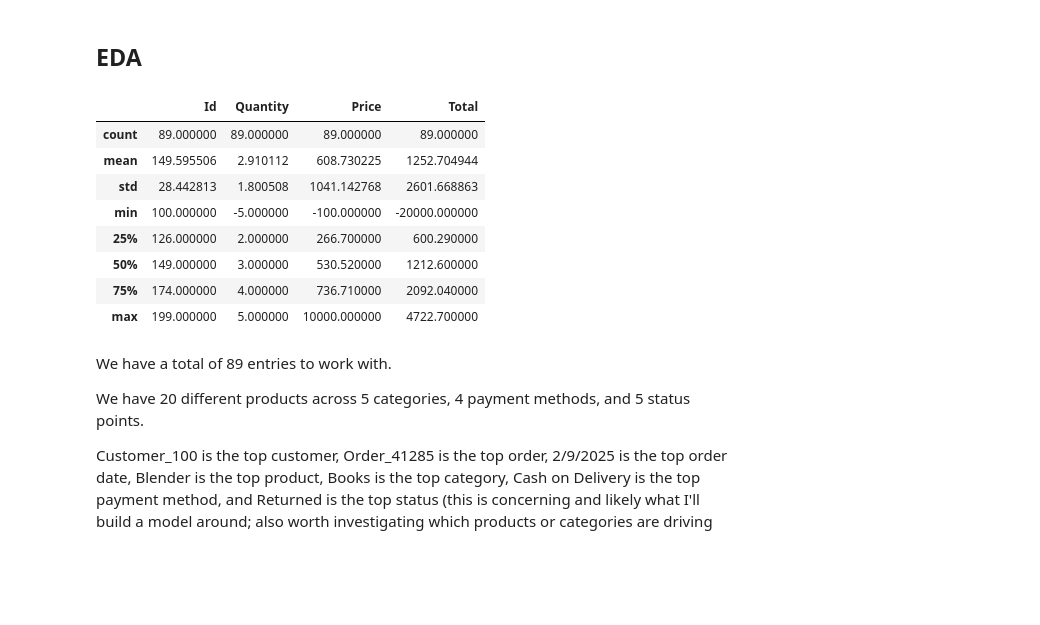
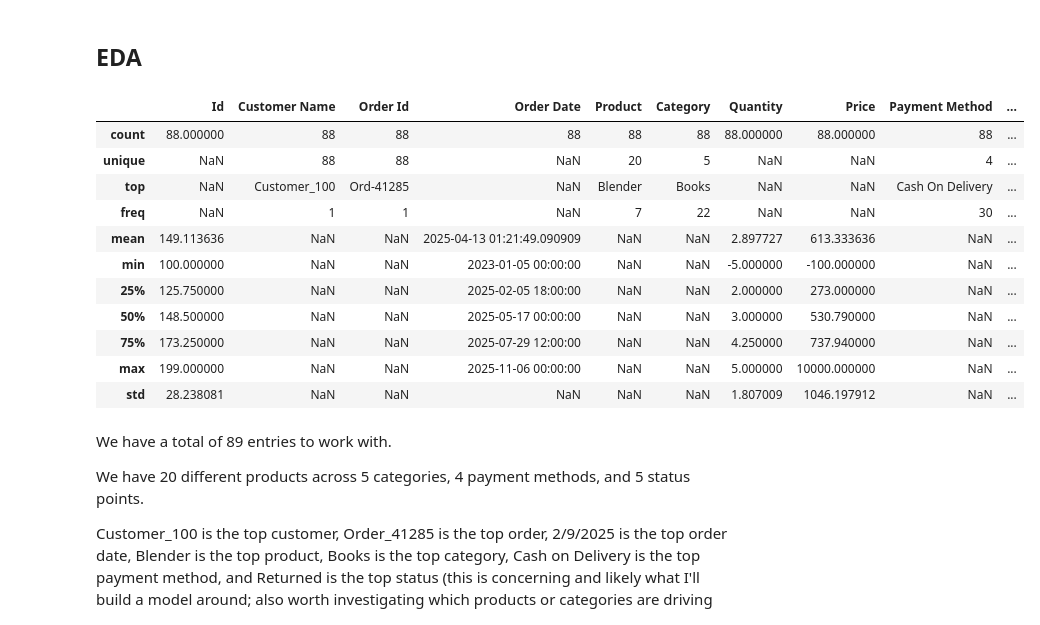
Before and after one commit to FoXx-codes/Sales_eda_classification, a Jupyter notebook: Ecom_EDAK.ipynb, the cells around one changed output. Cells and saved outputs as stored; diff of their text form; code cells hidden in the pictures; blank space fills up the shorter version.

```diff
--- a/Ecom_EDAK.ipynb
+++ b/Ecom_EDAK.ipynb
@@ -314,3 +314,6 @@ cleaned_data = cleaned_data.drop_duplicates(keep='first')
 cleaned_data.duplicated().sum()
 # %% [output]
 np.int64(0)
+# %%
+cleaned_data['Order Date'] = pd.to_datetime(cleaned_data['Order Date'], format = 'mixed',errors='coerce')
+cleaned_data = cleaned_data.dropna(subset = ['Order Date'])
@@ -317,17 +341,20 @@ np.int64(0)
 # %% [markdown]
 ## EDA
 # %%
-cleaned_data.describe()
+cleaned_data.describe(include='all')
 # %% [output]
-|  | Id | Quantity | Price | Total |
-| count | 89.000000 | 89.000000 | 89.000000 | 89.000000 |
-| mean | 149.595506 | 2.910112 | 608.730225 | 1252.704944 |
-| std | 28.442813 | 1.800508 | 1041.142768 | 2601.668863 |
-| min | 100.000000 | -5.000000 | -100.000000 | -20000.000000 |
-| 25% | 126.000000 | 2.000000 | 266.700000 | 600.290000 |
-| 50% | 149.000000 | 3.000000 | 530.520000 | 1212.600000 |
-| 75% | 174.000000 | 4.000000 | 736.710000 | 2092.040000 |
-| max | 199.000000 | 5.000000 | 10000.000000 | 4722.700000 |
+|  | Id | Customer Name | Order Id | Order Date | Product | Category | Quantity | Price | Payment Method | ... |
+| count | 88.000000 | 88 | 88 | 88 | 88 | 88 | 88.000000 | 88.000000 | 88 | ... |
+| unique | NaN | 88 | 88 | NaN | 20 | 5 | NaN | NaN | 4 | ... |
+| top | NaN | Customer_100 | Ord-41285 | NaN | Blender | Books | NaN | NaN | Cash On Delivery | ... |
+| freq | NaN | 1 | 1 | NaN | 7 | 22 | NaN | NaN | 30 | ... |
+| mean | 149.113636 | NaN | NaN | 2025-04-13 01:21:49.090909 | NaN | NaN | 2.897727 | 613.333636 | NaN | ... |
+| min | 100.000000 | NaN | NaN | 2023-01-05 00:00:00 | NaN | NaN | -5.000000 | -100.000000 | NaN | ... |
+| 25% | 125.750000 | NaN | NaN | 2025-02-05 18:00:00 | NaN | NaN | 2.000000 | 273.000000 | NaN | ... |
+| 50% | 148.500000 | NaN | NaN | 2025-05-17 00:00:00 | NaN | NaN | 3.000000 | 530.790000 | NaN | ... |
+| 75% | 173.250000 | NaN | NaN | 2025-07-29 12:00:00 | NaN | NaN | 4.250000 | 737.940000 | NaN | ... |
+| max | 199.000000 | NaN | NaN | 2025-11-06 00:00:00 | NaN | NaN | 5.000000 | 10000.000000 | NaN | ... |
+| std | 28.238081 | NaN | NaN | NaN | NaN | NaN | 1.807009 | 1046.197912 | NaN | ... |
 # %% [markdown]
 We have a total of 89 entries to work with.
 
```
Also changed, not shown: parts of 39 cells of this notebook.
